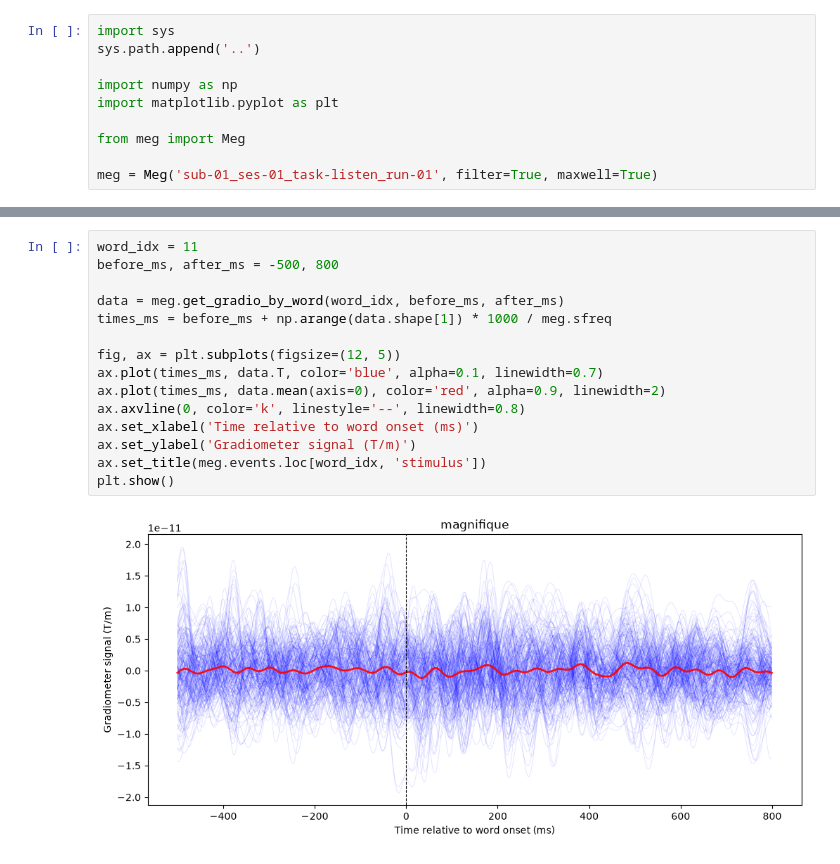
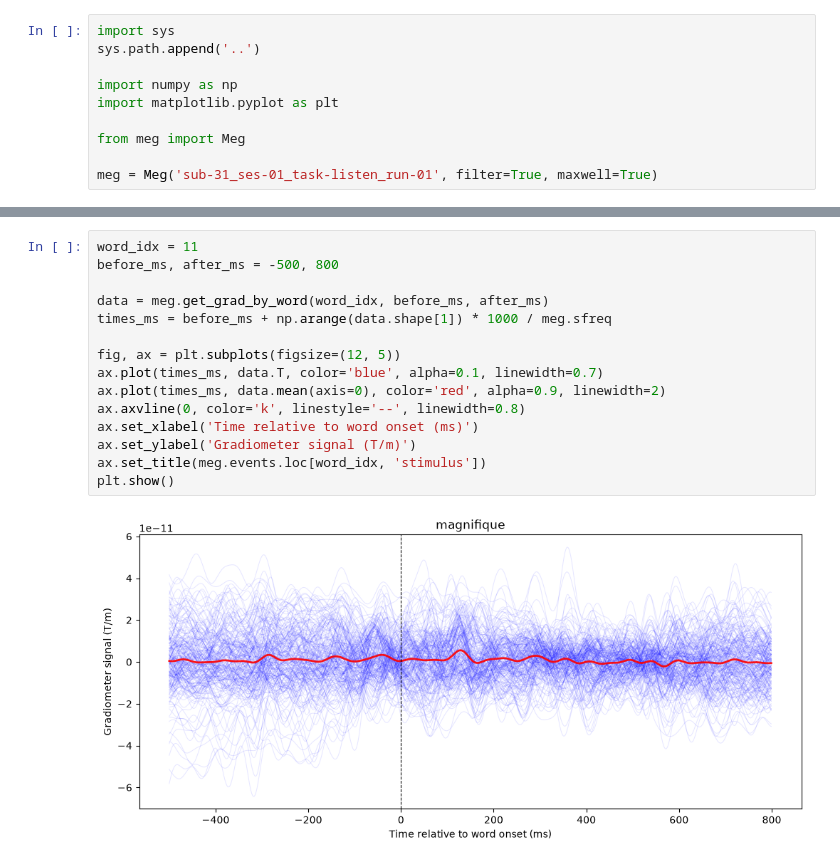
Before and after one commit to felipeaguirre66/MEGLittlePrince, a Jupyter notebook: nbs/[2026-10-05] word epoch.ipynb, the cells around one changed output, grey strips where cells are left out. Drawn from its saved outputs; the diff is of its cells as text.

```diff
--- a/nbs/[2026-10-05] word epoch.ipynb
+++ b/nbs/[2026-10-05] word epoch.ipynb
@@ -7,5 +7,5 @@ import matplotlib.pyplot as plt
 
 from meg import Meg
 
-meg = Meg('sub-01_ses-01_task-listen_run-01', filter=True, maxwell=True)
+meg = Meg('sub-31_ses-01_task-listen_run-01', filter=True, maxwell=True)
 # %% [output]
@@ -18,17 +17,17 @@ Filtering ended at 2026-10-08 17:07:35; elapsed 2.40 seconds.
 # %%
 word_idx = 11
 before_ms, after_ms = -500, 800
 
-data = meg.get_gradio_by_word(word_idx, before_ms, after_ms)
+data = meg.get_grad_by_word(word_idx, before_ms, after_ms)
 times_ms = before_ms + np.arange(data.shape[1]) * 1000 / meg.sfreq
 
 fig, ax = plt.subplots(figsize=(12, 5))
 ax.plot(times_ms, data.T, color='blue', alpha=0.1, linewidth=0.7)
 ax.plot(times_ms, data.mean(axis=0), color='red', alpha=0.9, linewidth=2)
 ax.axvline(0, color='k', linestyle='--', linewidth=0.8)
 ax.set_xlabel('Time relative to word onset (ms)')
 ax.set_ylabel('Gradiometer signal (T/m)')
 ax.set_title(meg.events.loc[word_idx, 'stimulus'])
 plt.show()
 # %% [output]
-[figure, old version]
+[figure, new version]
```
Also changed, not shown: parts of 1 cell of this notebook, 5 other files.
